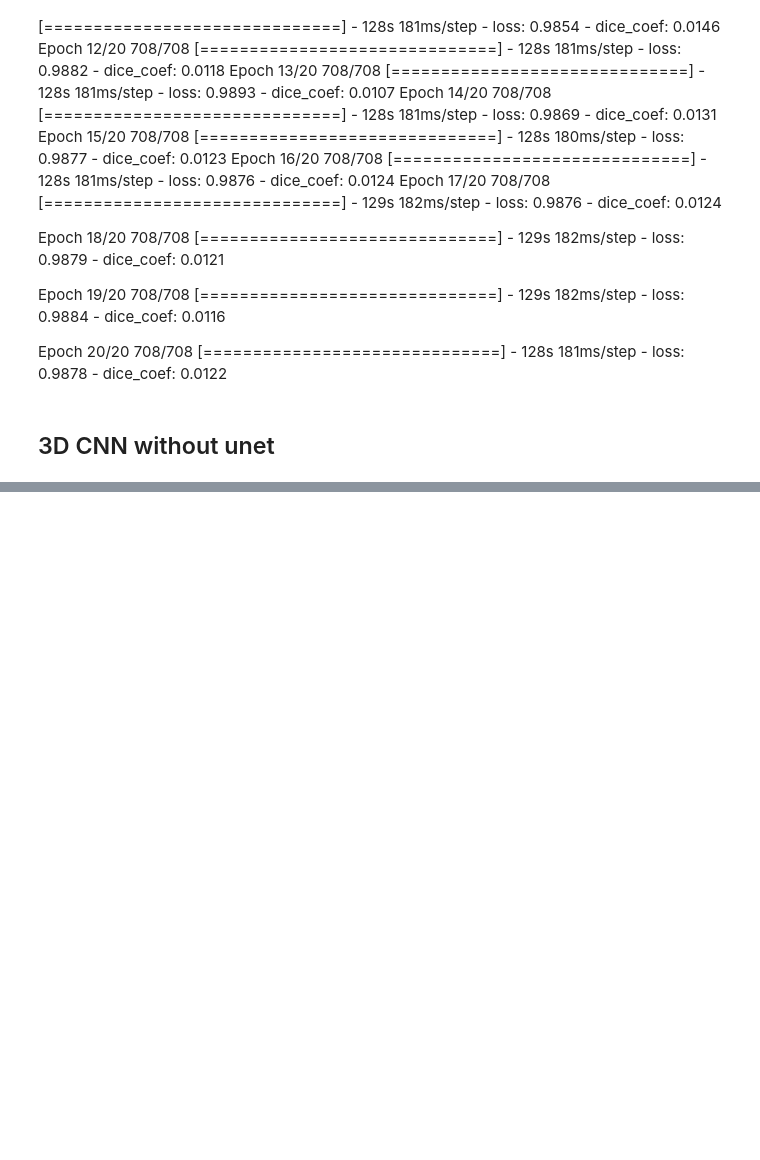
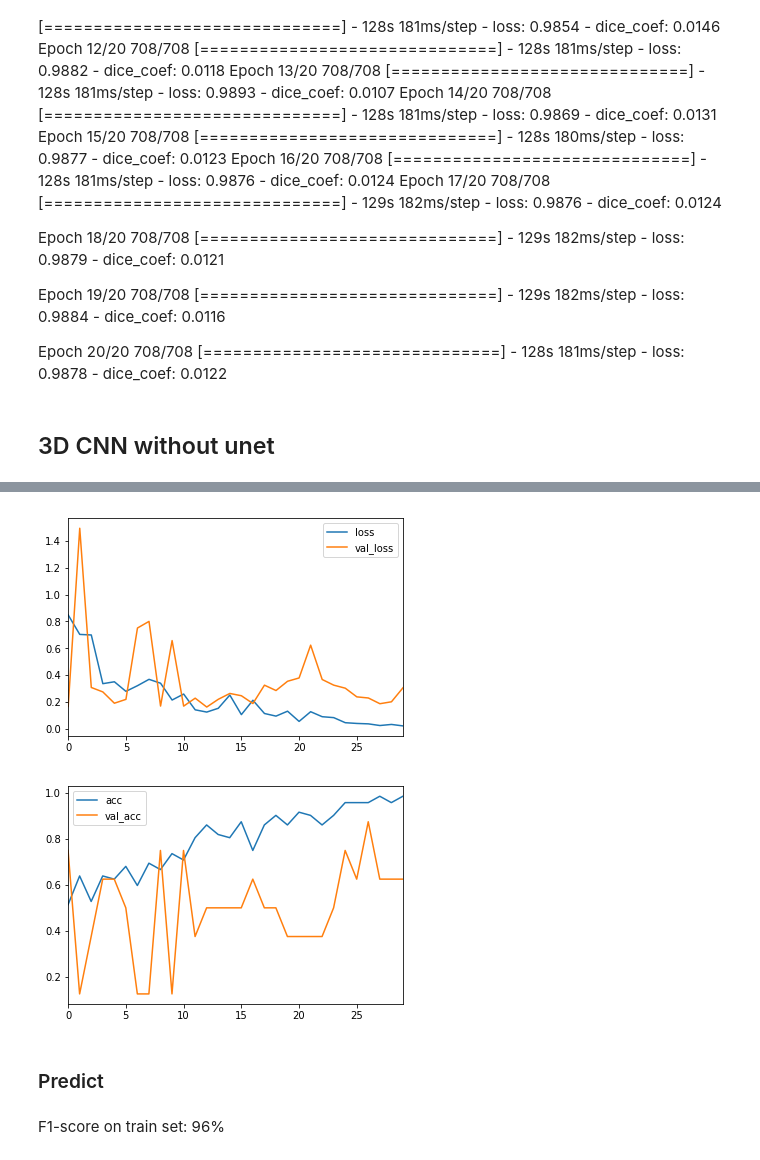
Before and after one commit to nhat-tran-230297/Machine-Learning-project, a Jupyter notebook: Project Lung Cancer.ipynb, the cells around one changed output, grey strips where cells are left out. Drawn from its saved outputs; the diff is of its cells as text; code cells hidden in the pictures; blank space fills up the shorter version.

```diff
--- a/Project Lung Cancer.ipynb
+++ b/Project Lung Cancer.ipynb
@@ -832,0 +986,12 @@ model.compile(loss=keras.losses.binary_crossentropy,
+# %%
+score_test = pd.read_csv('D:/Lung cancer/SLICES/predict.log', sep=',', engine='python')
+
+score_test[['loss','val_loss']].plot()
+score_test[['acc', 'val_acc']].plot();
+# %% [output]
+[figure, added]
+[figure, added]
+# %% [markdown]
+### Predict
+# %% [markdown]
+F1-score on train set: 96%
```
Also changed, not shown: parts of 31 cells of this notebook.
